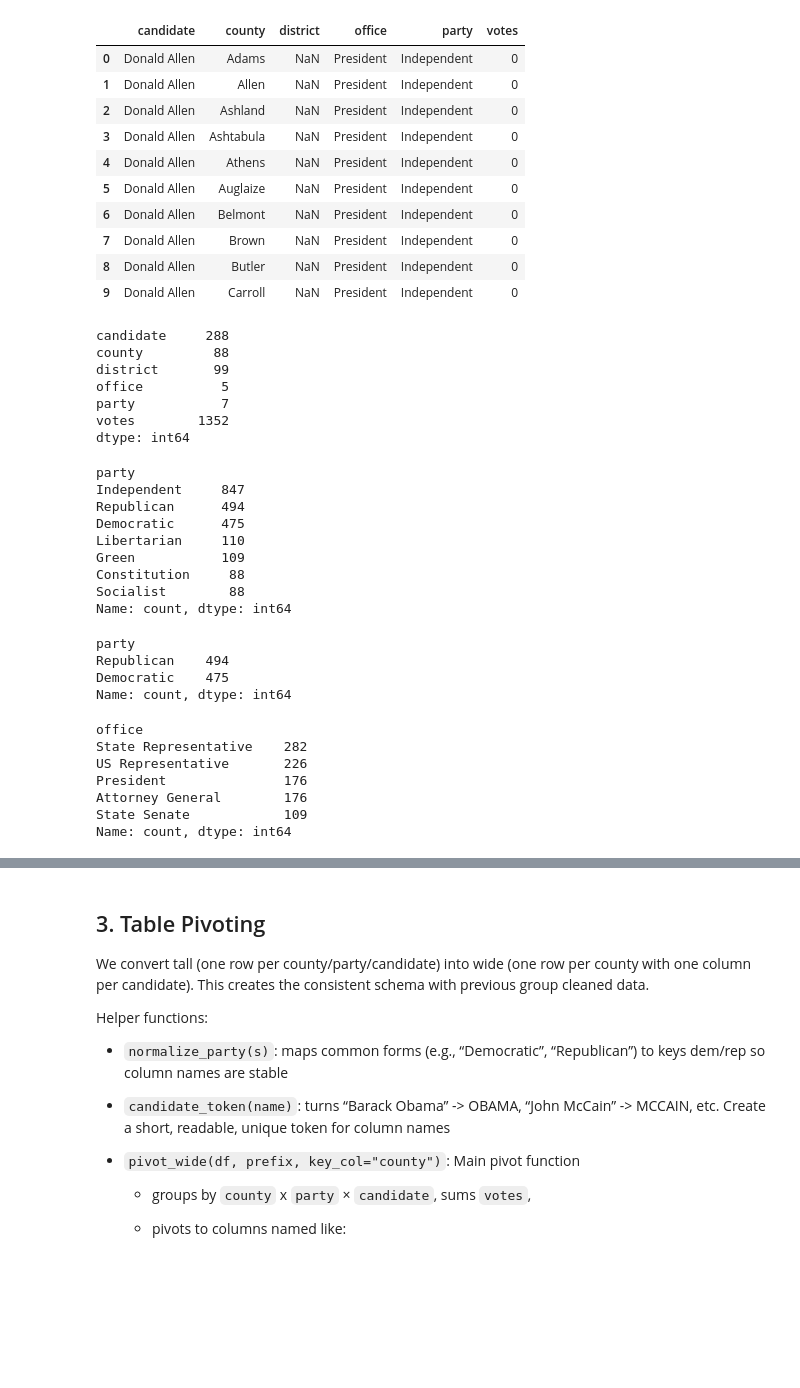
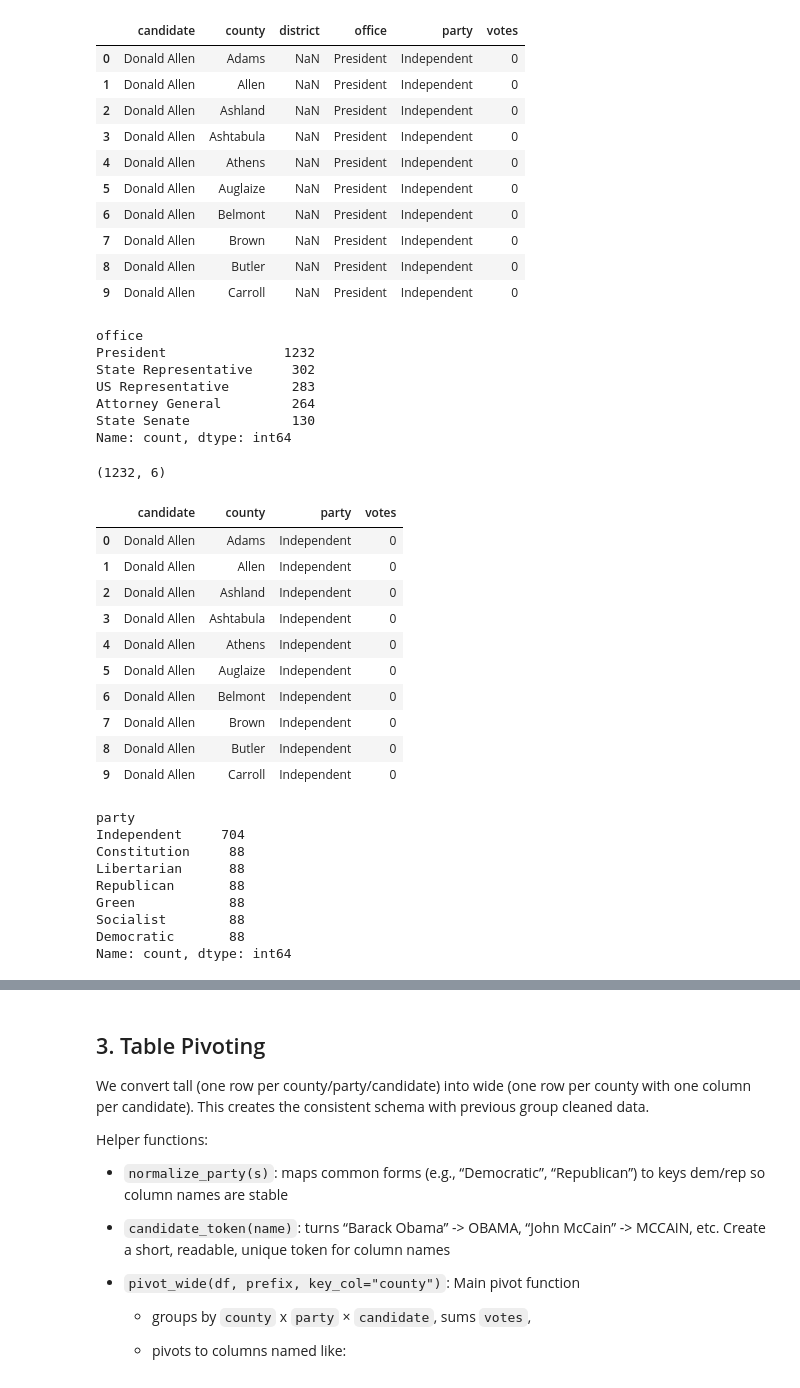
Before and after one commit to uyen-nguyen-190304/analyze-voter-turnout, a Jupyter notebook: scripts/0_data_processing/OH_cleaning.ipynb, the cells around one changed output, grey strips where cells are left out. Cells and saved outputs as stored; diff of their text form; code cells hidden in the pictures; blank space fills up the shorter version.

```diff
--- a/scripts/0_data_processing/OH_cleaning.ipynb
+++ b/scripts/0_data_processing/OH_cleaning.ipynb
@@ -162,45 +160,48 @@ general_df.head(DISPLAY_ROWS)
 | 8 | Donald Allen | Butler | NaN | President | Independent | 0 |
 | 9 | Donald Allen | Carroll | NaN | President | Independent | 0 |
 # %%
-# Unique value counts for all columns in general_df
-general_df.nunique()
+# Different values in 'office' column
+general_df["office"].value_counts()
 # %% [output]
-candidate     288
-county         88
-district       99
-office          5
-party           7
-votes        1352
-dtype: int64
+office
+President               1232
+State Representative     302
+US Representative        283
+Attorney General         264
+State Senate             130
+Name: count, dtype: int64
 # %%
-general_df["party"].value_counts()
+# Only keep rows where 'office' is 'President'
+general_df = general_df[general_df["office"] == "President"]
+general_df.shape
 # %% [output]
-party
-Independent     847
-Republican      494
-Democratic      475
-Libertarian     110
-Green           109
-Constitution     88
-Socialist        88
-Name: count, dtype: int64
+(1232, 6)
+# %%
+# Now, drop the "office" column as it's no longer needed. Also, drop the district column
+general_df = general_df.drop(columns=["office", "district"]).reset_index(drop=True)
+general_df.head(DISPLAY_ROWS)
+# %% [output]
+|  | candidate | county | party | votes |
+| 0 | Donald Allen | Adams | Independent | 0 |
+| 1 | Donald Allen | Allen | Independent | 0 |
+| 2 | Donald Allen | Ashland | Independent | 0 |
+| 3 | Donald Allen | Ashtabula | Independent | 0 |
+| 4 | Donald Allen | Athens | Independent | 0 |
+| 5 | Donald Allen | Auglaize | Independent | 0 |
+| 6 | Donald Allen | Belmont | Independent | 0 |
+| 7 | Donald Allen | Brown | Independent | 0 |
+| 8 | Donald Allen | Butler | Independent | 0 |
+| 9 | Donald Allen | Carroll | Independent | 0 |
 # %%
-# We will only keep Democratic and Republican parties for consistency
-general_df = general_df[general_df["party"].isin(["Democratic", "Republican"])]
+# List out all the parties in the general election data
 general_df["party"].value_counts()
 # %% [output]
 party
-Republican    494
-Democratic    475
+Independent     704
+Constitution     88
+Libertarian      88
+Republican       88
+Green            88
+Socialist        88
+Democratic       88
 Name: count, dtype: int64
-# %%
-# Different values in 'office' column
-general_df["office"].value_counts()
-# %% [output]
-office
-State Representative    282
-US Representative       226
-President               176
-Attorney General        176
-State Senate            109
-Name: count, dtype: int64
```
Also changed, not shown: parts of 25 cells of this notebook, 1 other file.
